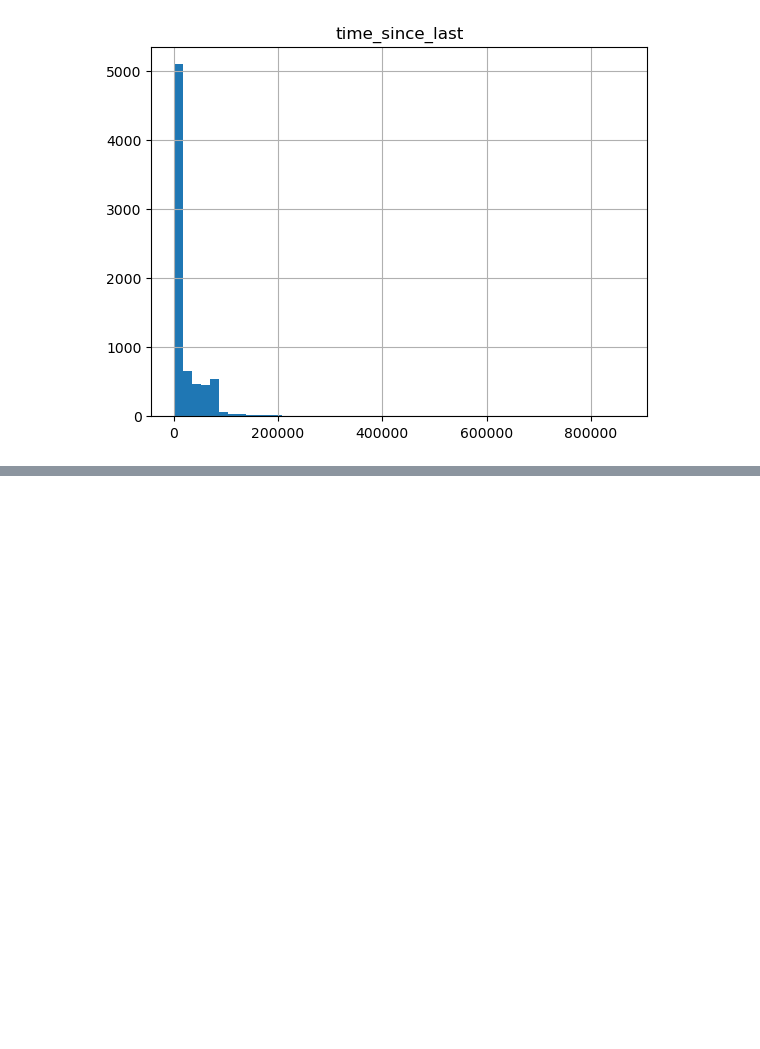
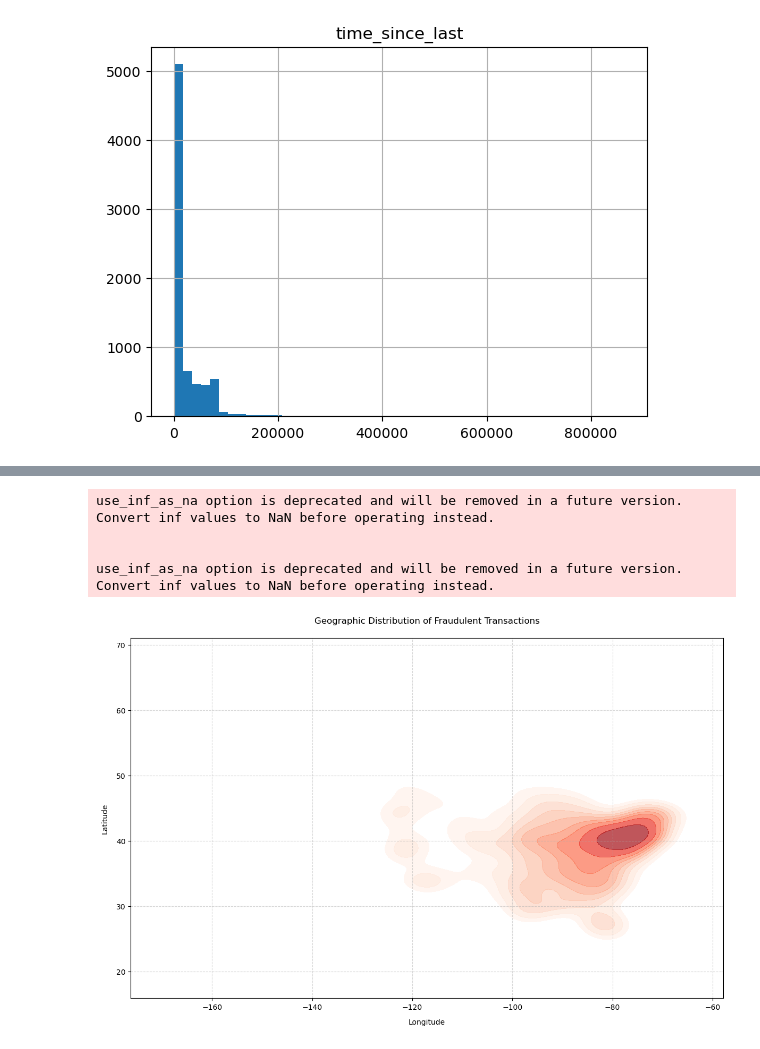
Before and after one commit to ainurafifah00/PySpark_cleaning_and_visualization, a Jupyter notebook: Data Cleaning & Visualization using PySpark.ipynb, the cells around one changed output, grey strips where cells are left out. Saved outputs shown, nothing was run; the diff lists cells and outputs as text; code cells hidden in the pictures; blank space fills up the shorter version.

```diff
--- a/Data Cleaning & Visualization using PySpark.ipynb
+++ b/Data Cleaning & Visualization using PySpark.ipynb
@@ -524,0 +541,37 @@ array([[<Axes: title={'center': 'time_since_last'}>]], dtype=object)
+# %%
+import matplotlib.pyplot as plt
+import seaborn as sns
+import pandas as pd
+
+# Convert string columns to numeric (if needed)
+fraud_locations['merch_lat'] = pd.to_numeric(fraud_locations['merch_lat'])
+fraud_locations['merch_long'] = pd.to_numeric(fraud_locations['merch_long'])
+
+# Create the plot
+plt.figure(figsize=(12, 8))
+sns.kdeplot(
+    x=fraud_locations['merch_long'],
+    y=fraud_locations['merch_lat'],
+    cmap='Reds',
+    fill=True,  # Updated from shade=True
+    alpha=0.7,  # Add transparency
+    thresh=0.1  # Show contours for density > 10%
+)
+
+# Add title and labels
+plt.title('Geographic Distribution of Fraudulent Transactions', pad=20)
+plt.xlabel('Longitude', labelpad=10)
+plt.ylabel('Latitude', labelpad=10)
+
+# Add grid and adjust layout
+plt.grid(True, linestyle='--', alpha=0.5)
+plt.tight_layout()
+
+# Show plot
+plt.show()
+# %% [output]
+use_inf_as_na option is deprecated and will be removed in a future version. Convert inf values to NaN before operating instead.
+
+
+use_inf_as_na option is deprecated and will be removed in a future version. Convert inf values to NaN before operating instead.
+[figure, added]
```
Also changed, not shown: parts of 3 cells of this notebook.
